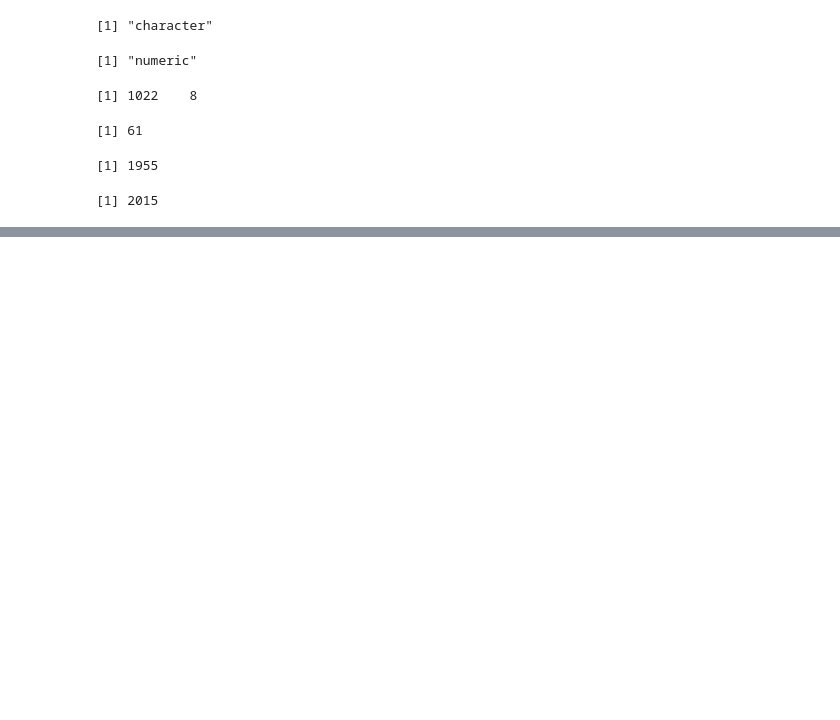
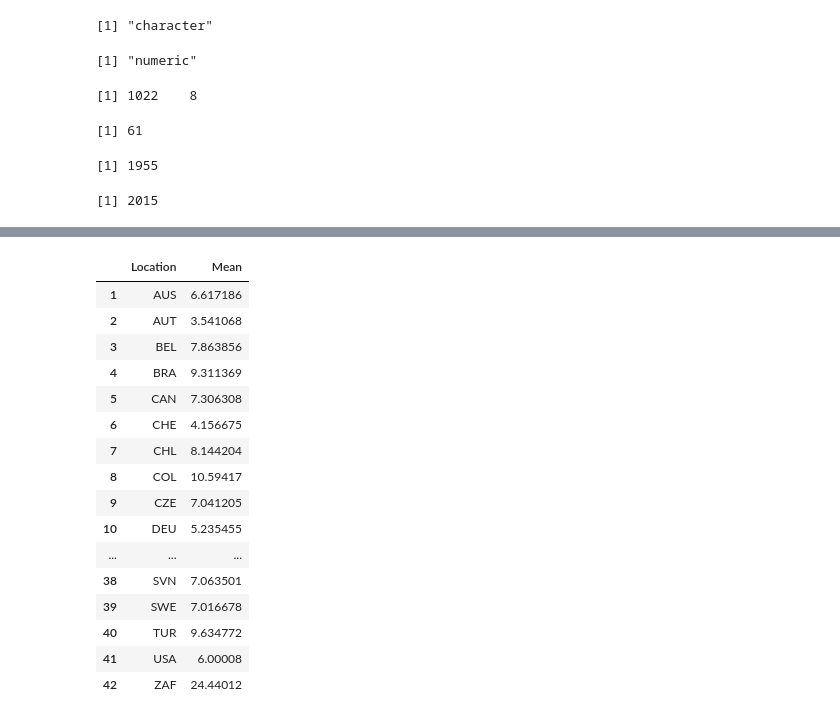
Before and after one commit to ninofabrizio/Intro_Data_Science, a Jupyter notebook: R/A2 - Segundo Exercicio para a G1.ipynb, the cells around one changed output, grey strips where cells are left out. Cells and saved outputs as stored; diff of their text form; code cells hidden in the pictures; blank space fills up the shorter version.

```diff
--- a/R/A2 - Segundo Exercicio para a G1.ipynb
+++ b/R/A2 - Segundo Exercicio para a G1.ipynb
@@ -218,0 +425,29 @@ anoMax
+# %%
+# Para responder a letra b, gero um novo data frame cujos dados em Value são do tipo numeric
+medias <- transform(desempregoDados, Value = as.numeric(Value))
+
+# Uso aggregate para calcular as médias dos dados em Value usando Location como parâmetro de grupo
+# Obs.: A coluna 7 representa Value
+medias <- aggregate(medias[, 7], list(medias$Location), mean)
+names(medias) <- c("Location", "Mean")
+medias
+
+# Pelo output abaixo, estão listadas as médias com seus respectivos locais
+# %% [output]
+|  | Location | Mean |
+| 1 | AUS | 6.617186 |
+| 2 | AUT | 3.541068 |
+| 3 | BEL | 7.863856 |
+| 4 | BRA | 9.311369 |
+| 5 | CAN | 7.306308 |
+| 6 | CHE | 4.156675 |
+| 7 | CHL | 8.144204 |
+| 8 | COL | 10.59417 |
+| 9 | CZE | 7.041205 |
+| 10 | DEU | 5.235455 |
+| ... | ... | ... |
+| 38 | SVN | 7.063501 |
+| 39 | SWE | 7.016678 |
+| 40 | TUR | 9.634772 |
+| 41 | USA | 6.00008 |
+| 42 | ZAF | 24.44012 |
```
Also changed, not shown: parts of 10 cells of this notebook.
